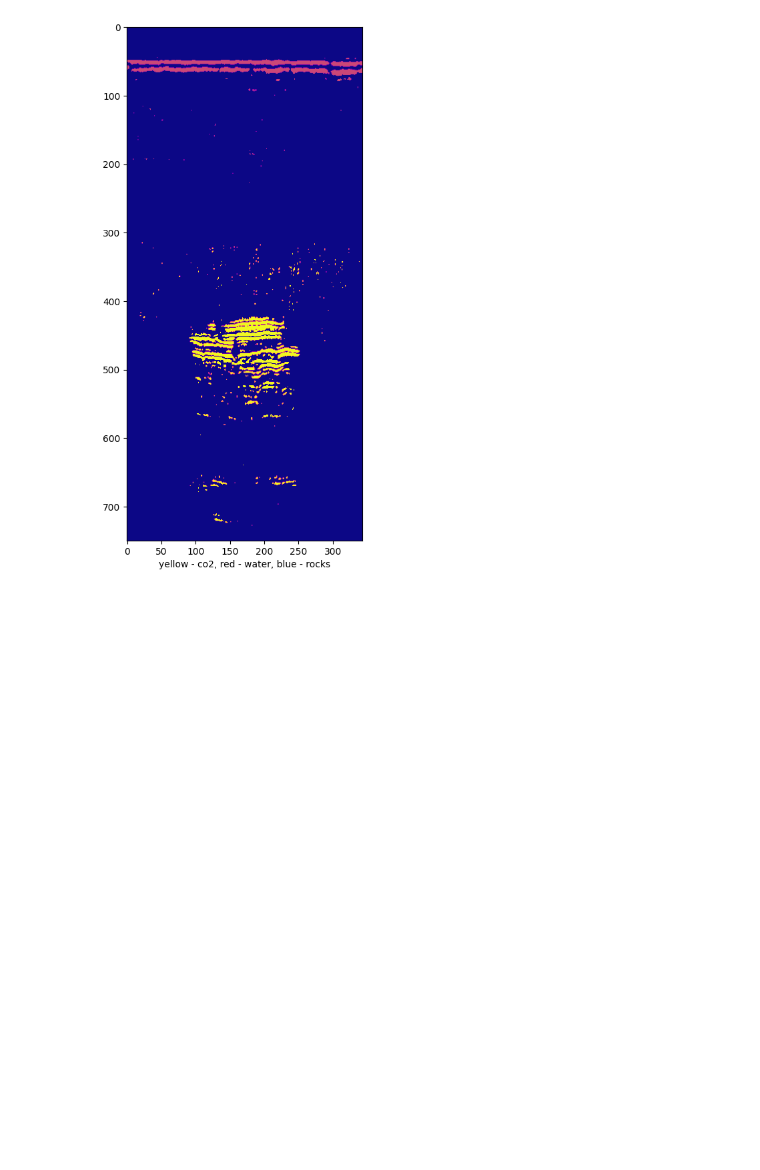
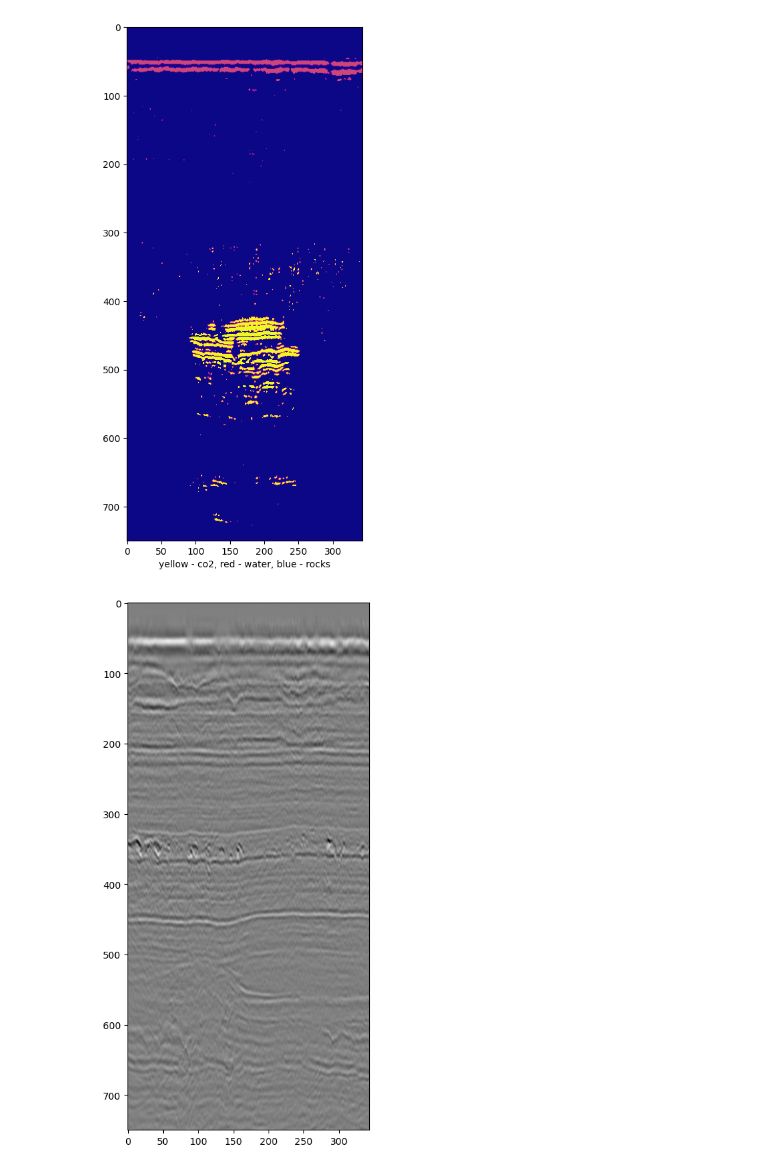
Before and after one commit to alvaromartinangulo/HelloWorldHack, a Jupyter notebook: HWH_CGG/challenge.ipynb, the cells around one changed output. Saved outputs shown, nothing was run; the diff lists cells and outputs as text; code cells hidden in the pictures; blank space fills up the shorter version.

```diff
--- a/HWH_CGG/challenge.ipynb
+++ b/HWH_CGG/challenge.ipynb
@@ -443,3 +447,7 @@ Try using .loc[row_indexer,col_indexer] = value instead
 See the caveats in the documentation: https://pandas.pydata.org/pandas-docs/stable/user_guide/indexing.html#returning-a-view-versus-a-copy
   data["labels"]=new_labels
 [figure]
+# %%
+show(seismic, "y", 1720, "x", "z", "06")
+# %% [output]
+[figure, added]
```
Also changed, not shown: parts of 2 cells of this notebook.
